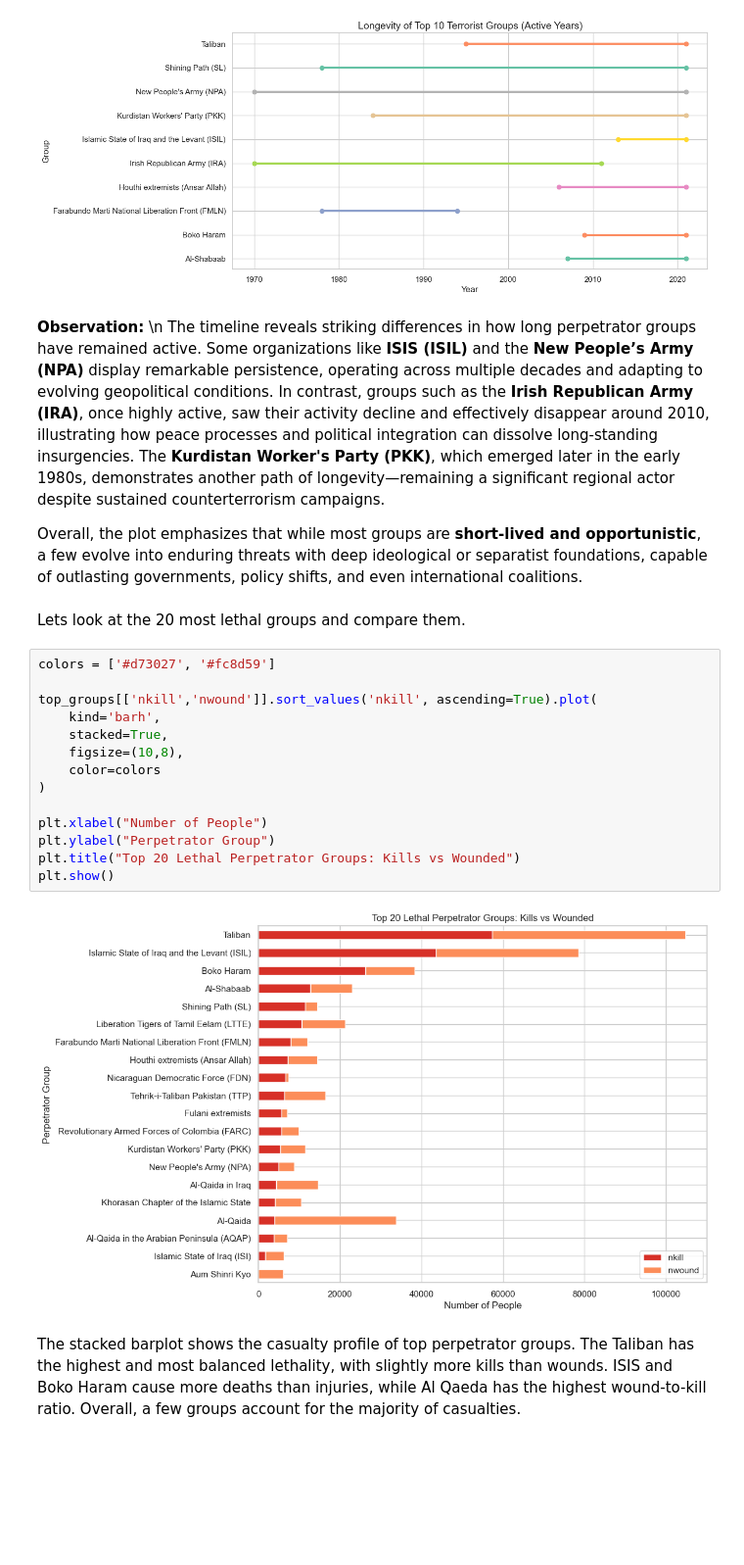
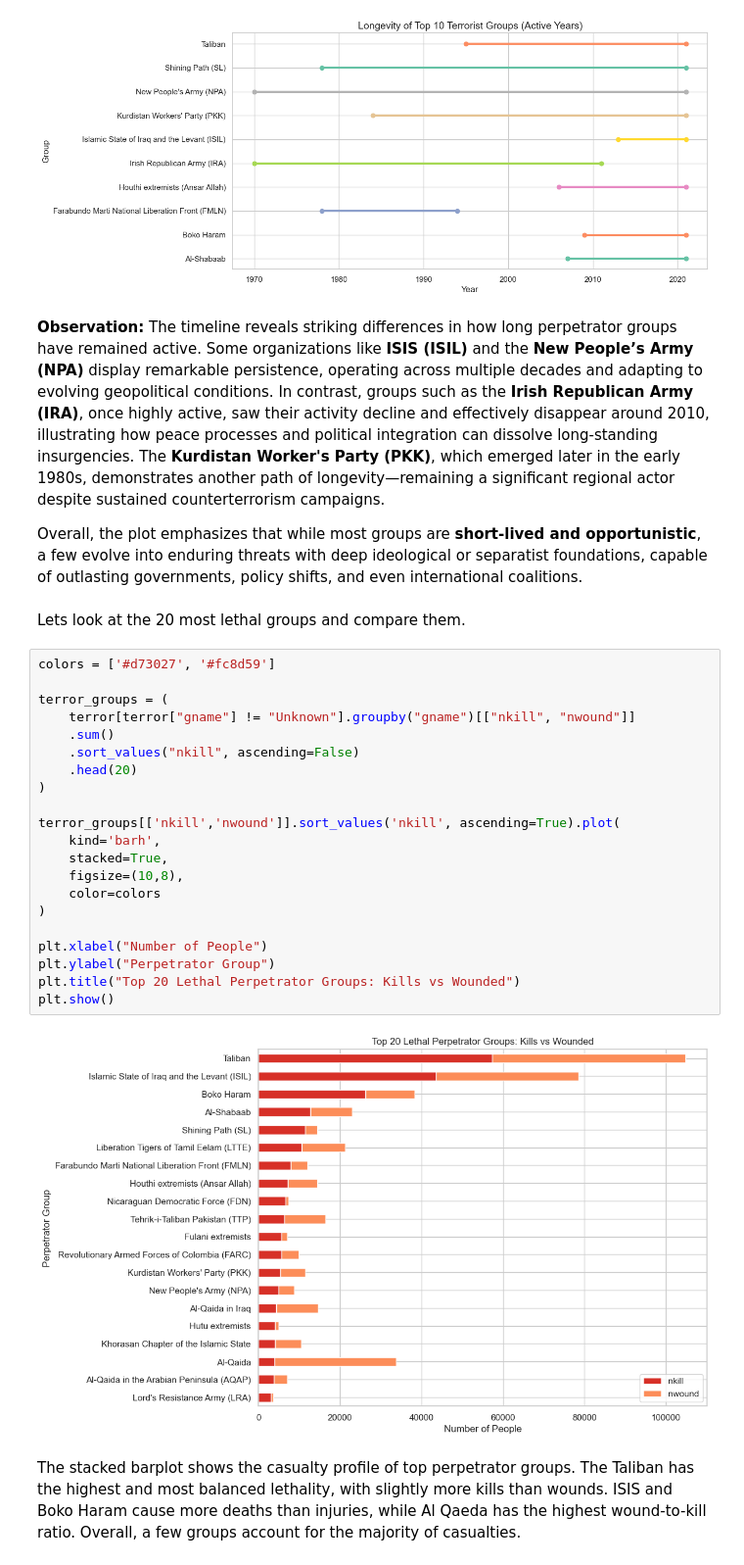
Before and after one commit to anvony/gtd-eda-project, a Jupyter notebook: gtd_eda.ipynb, the cells around one changed output. Shown at 98% size. Drawn from its saved outputs; the diff is of its cells as text; blank space fills up the shorter version.

```diff
--- a/gtd_eda.ipynb
+++ b/gtd_eda.ipynb
@@ -766,7 +768,7 @@ plt.show()
 # %% [output]
 [figure]
 # %% [markdown]
-**Observation:** \n
+**Observation:**
 The timeline reveals striking differences in how long perpetrator groups have remained active. Some organizations like **ISIS (ISIL)** and the **New People’s Army (NPA)** display remarkable persistence, operating across multiple decades and adapting to evolving geopolitical conditions. In contrast, groups such as the **Irish Republican Army (IRA)**, once highly active, saw their activity decline and effectively disappear around 2010, illustrating how peace processes and political integration can dissolve long-standing insurgencies. The **Kurdistan Worker's Party (PKK)**, which emerged later in the early 1980s, demonstrates another path of longevity—remaining a significant regional actor despite sustained counterterrorism campaigns.
 
 Overall, the plot emphasizes that while most groups are **short-lived and opportunistic**, a few evolve into enduring threats with deep ideological or separatist foundations, capable of outlasting governments, policy shifts, and even international coalitions.
@@ -775,19 +777,26 @@ Lets look at the 20 most lethal groups and compare them.
 # %%
 colors = ['#d73027', '#fc8d59']
 
-top_groups[['nkill','nwound']].sort_values('nkill', ascending=True).plot(
+terror_groups = (
+    terror[terror["gname"] != "Unknown"].groupby("gname")[["nkill", "nwound"]]
+    .sum()
+    .sort_values("nkill", ascending=False)
+    .head(20)
+)
+
+terror_groups[['nkill','nwound']].sort_values('nkill', ascending=True).plot(
     kind='barh',
     stacked=True,
     figsize=(10,8),
     color=colors
 )
 
 plt.xlabel("Number of People")
 plt.ylabel("Perpetrator Group")
 plt.title("Top 20 Lethal Perpetrator Groups: Kills vs Wounded")
 plt.show()
 # %% [output]
-[figure, old version]
+[figure, new version]
 # %% [markdown]
 The stacked barplot shows the casualty profile of top perpetrator groups. The Taliban has the highest and most balanced lethality, with slightly more kills than wounds. ISIS and Boko Haram cause more deaths than injuries, while Al Qaeda has the highest wound-to-kill ratio. Overall, a few groups account for the majority of casualties.
 # %% [markdown]
```
Also changed, not shown: parts of 10 cells of this notebook.
